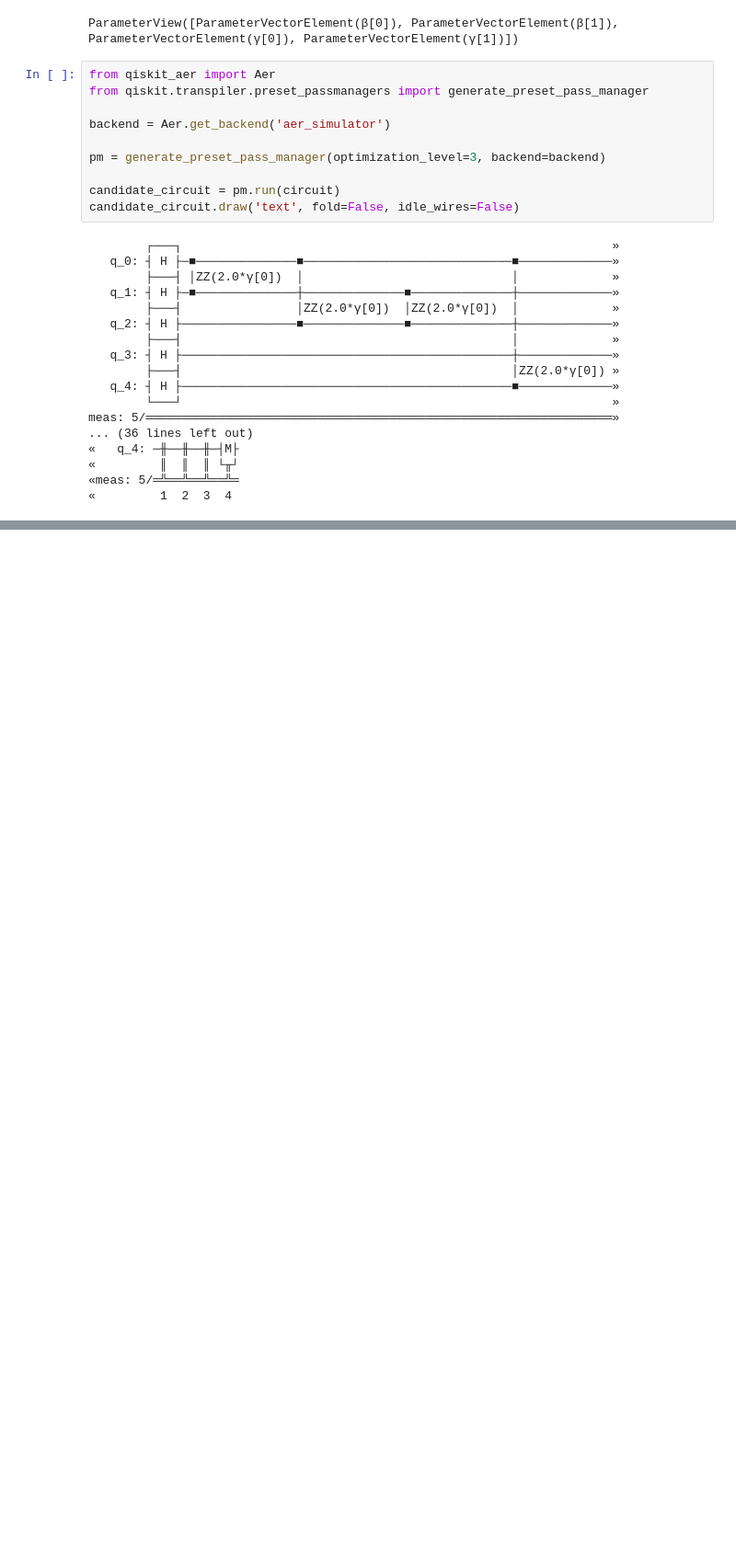
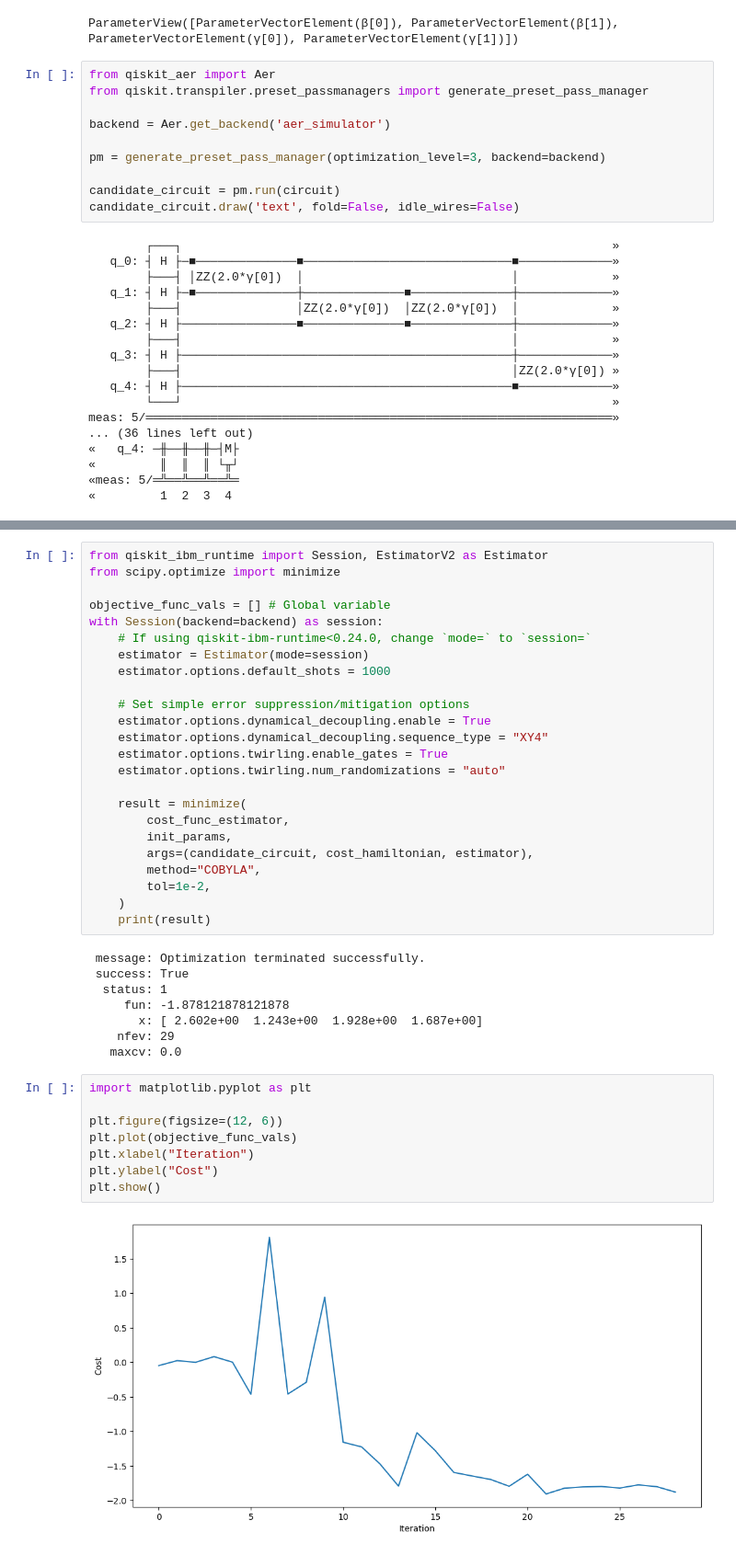
Before and after one commit to isadays/QAOA_quantum, a Jupyter notebook: QAOA.ipynb, the cells around one changed output, grey strips where cells are left out. Shown at 92% size. Saved outputs shown, nothing was run; the diff lists cells and outputs as text; blank space fills up the shorter version.

```diff
--- a/QAOA.ipynb
+++ b/QAOA.ipynb
@@ -90,0 +115,42 @@ meas: 5/════════════════════════
+# %%
+from qiskit_ibm_runtime import Session, EstimatorV2 as Estimator
+from scipy.optimize import minimize
+
+objective_func_vals = [] # Global variable
+with Session(backend=backend) as session:
+    # If using qiskit-ibm-runtime<0.24.0, change `mode=` to `session=`
+    estimator = Estimator(mode=session)
+    estimator.options.default_shots = 1000
+
+    # Set simple error suppression/mitigation options
+    estimator.options.dynamical_decoupling.enable = True
+    estimator.options.dynamical_decoupling.sequence_type = "XY4"
+    estimator.options.twirling.enable_gates = True
+    estimator.options.twirling.num_randomizations = "auto"
+
+    result = minimize(
+        cost_func_estimator,
+        init_params,
+        args=(candidate_circuit, cost_hamiltonian, estimator),
+        method="COBYLA",
+        tol=1e-2,
+    )
+    print(result)
+# %% [output]
+ message: Optimization terminated successfully.
+ success: True
+  status: 1
+     fun: -1.878121878121878
+       x: [ 2.602e+00  1.243e+00  1.928e+00  1.687e+00]
+    nfev: 29
+   maxcv: 0.0
+# %%
+import matplotlib.pyplot as plt
+
+plt.figure(figsize=(12, 6))
+plt.plot(objective_func_vals)
+plt.xlabel("Iteration")
+plt.ylabel("Cost")
+plt.show()
+# %% [output]
+[figure, added]
```
Also changed, not shown: parts of 9 cells of this notebook.
